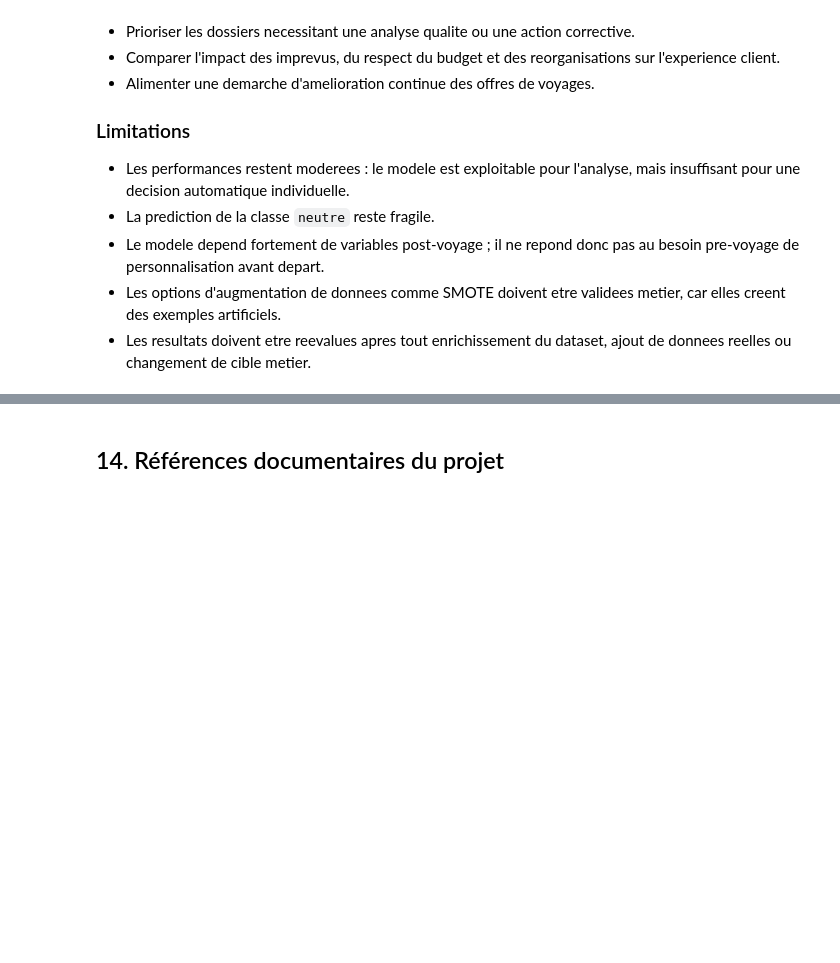
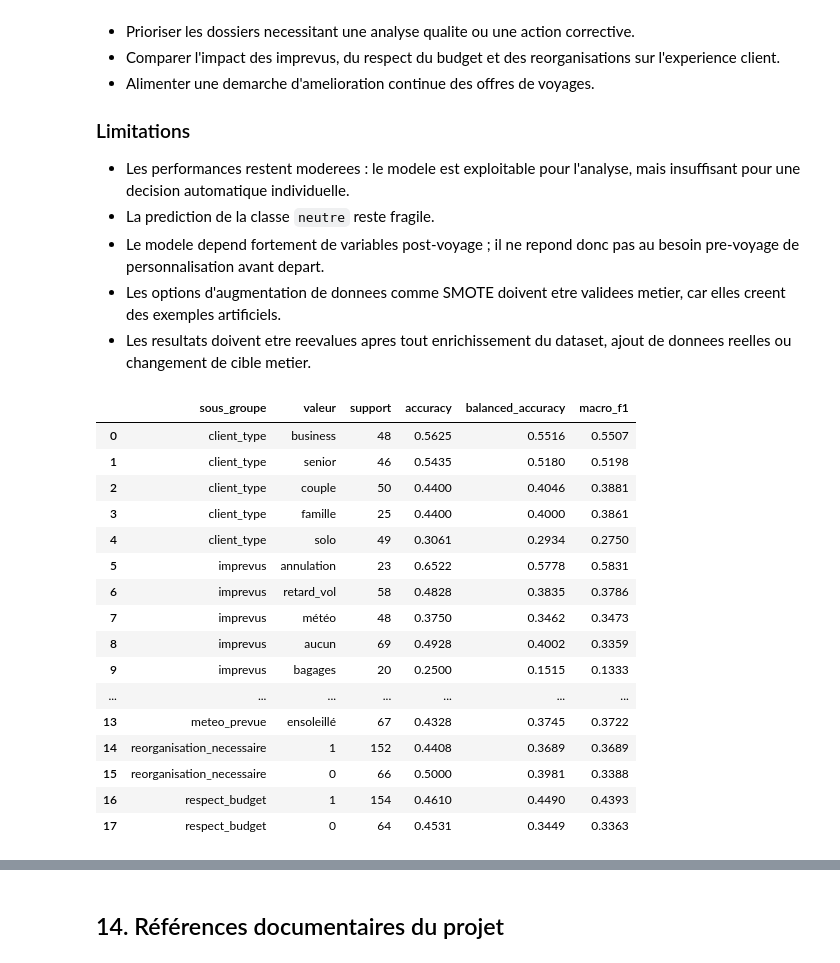
Before and after one commit to Mina-lgtm/projet_ia, a Jupyter notebook: notebooks/00_notebook_final_pre_post_voyage.ipynb, the cells around one changed output, grey strips where cells are left out. Saved outputs shown, nothing was run; the diff lists cells and outputs as text; code cells hidden in the pictures; blank space fills up the shorter version.

```diff
--- a/notebooks/00_notebook_final_pre_post_voyage.ipynb
+++ b/notebooks/00_notebook_final_pre_post_voyage.ipynb
@@ -1310,7 +1338,7 @@ for column in colonnes_controle_negatif:
         "colonne": column,
         "nb_valeurs_negatives": nb_negatifs,
         "minimum_observe": serie_numerique.min(),
-        "decision": "? supprimer ou corriger" if nb_negatifs > 0 else "aucune action n?cessaire",
+        "decision": "à supprimer ou corriger" if nb_negatifs > 0 else "aucune action nécessaire",
     })
 
     if nb_negatifs > 0:
@@ -1325,4 +1353,4 @@ if cas_valeurs_negatives:
     cas_valeurs_negatives = pd.concat(cas_valeurs_negatives, ignore_index=True)
     display(cas_valeurs_negatives)
 else:
-    print("Aucune valeur n?gative d?tect?e dans les colonnes num?riques contr?l?es.")
+    print("Aucune valeur négative détectée dans les colonnes numériques contrôlées.")
@@ -3739,7 +4159,8 @@ def evaluer_performance_sous_groupes(X_test, y_true, y_pred, colonnes_sous_group
         if colonne not in donnees_eval.columns:
             continue
 
-        for valeur, index_groupe in donnees_eval.groupby(colonne, dropna=False).groups.items():
+        serie_sous_groupe = donnees_eval[colonne].fillna("valeur_manquante")
+        for valeur, index_groupe in serie_sous_groupe.groupby(serie_sous_groupe).groups.items():
             index_groupe = list(index_groupe)
             support = len(index_groupe)
             if support < min_support:
@@ -3760,32 +4181,50 @@ def evaluer_performance_sous_groupes(X_test, y_true, y_pred, colonnes_sous_group
                     labels=labels_3_classes,
                     average="macro",
                     zero_division=0,
                 ),
             })
 
     return (
         pd.DataFrame(lignes)
         .sort_values(["sous_groupe", "macro_f1"], ascending=[True, False])
         .reset_index(drop=True)
     )
 
 
 colonnes_sous_groupes_model_card = [
     "client_type",
     "respect_budget",
     "imprevus",
     "reorganisation_necessaire",
     "meteo_prevue",
 ]
 
 performances_sous_groupes_post = evaluer_performance_sous_groupes(
     X_test_post,
     y_test_post,
     best_predictions,
     colonnes_sous_groupes_model_card,
     min_support=20,
 )
 
 display(performances_sous_groupes_post.round(4))
+# %% [output]
+|  | sous_groupe | valeur | support | accuracy | balanced_accuracy | macro_f1 |
+| 0 | client_type | business | 48 | 0.5625 | 0.5516 | 0.5507 |
+| 1 | client_type | senior | 46 | 0.5435 | 0.5180 | 0.5198 |
+| 2 | client_type | couple | 50 | 0.4400 | 0.4046 | 0.3881 |
+| 3 | client_type | famille | 25 | 0.4400 | 0.4000 | 0.3861 |
+| 4 | client_type | solo | 49 | 0.3061 | 0.2934 | 0.2750 |
+| 5 | imprevus | annulation | 23 | 0.6522 | 0.5778 | 0.5831 |
+| 6 | imprevus | retard_vol | 58 | 0.4828 | 0.3835 | 0.3786 |
+| 7 | imprevus | météo | 48 | 0.3750 | 0.3462 | 0.3473 |
+| 8 | imprevus | aucun | 69 | 0.4928 | 0.4002 | 0.3359 |
+| 9 | imprevus | bagages | 20 | 0.2500 | 0.1515 | 0.1333 |
+| ... | ... | ... | ... | ... | ... | ... |
+| 13 | meteo_prevue | ensoleillé | 67 | 0.4328 | 0.3745 | 0.3722 |
+| 14 | reorganisation_necessaire | 1 | 152 | 0.4408 | 0.3689 | 0.3689 |
+| 15 | reorganisation_necessaire | 0 | 66 | 0.5000 | 0.3981 | 0.3388 |
+| 16 | respect_budget | 1 | 154 | 0.4610 | 0.4490 | 0.4393 |
+| 17 | respect_budget | 0 | 64 | 0.4531 | 0.3449 | 0.3363 |
 # %% [markdown]
 
```
Also changed, not shown: parts of 67 cells of this notebook.
